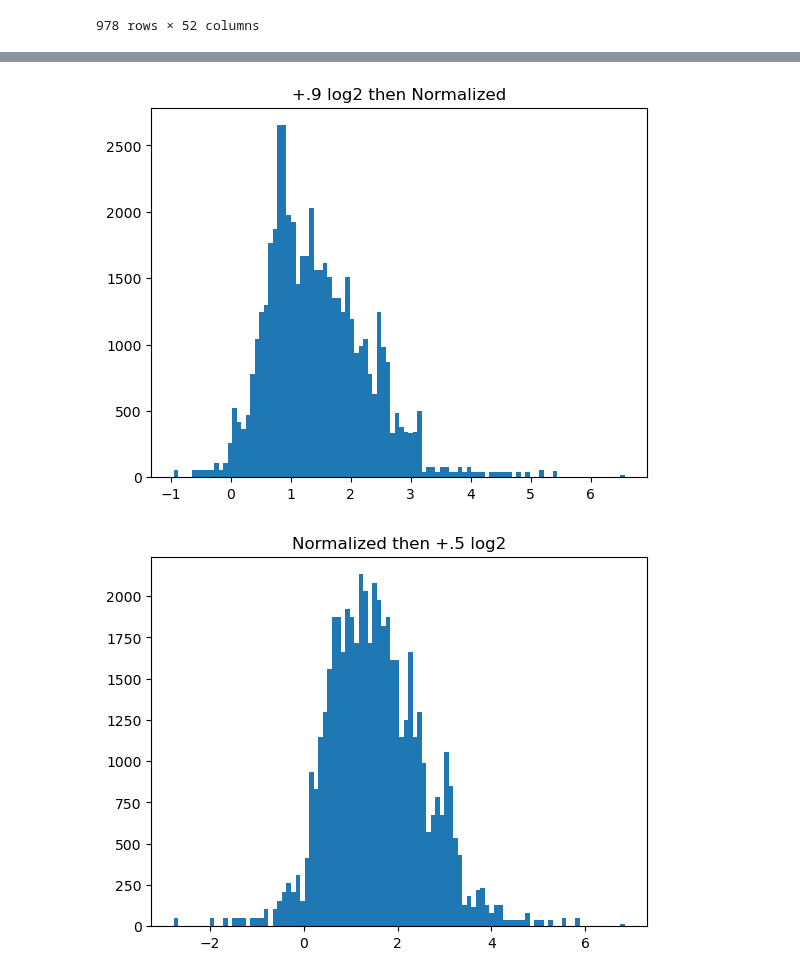
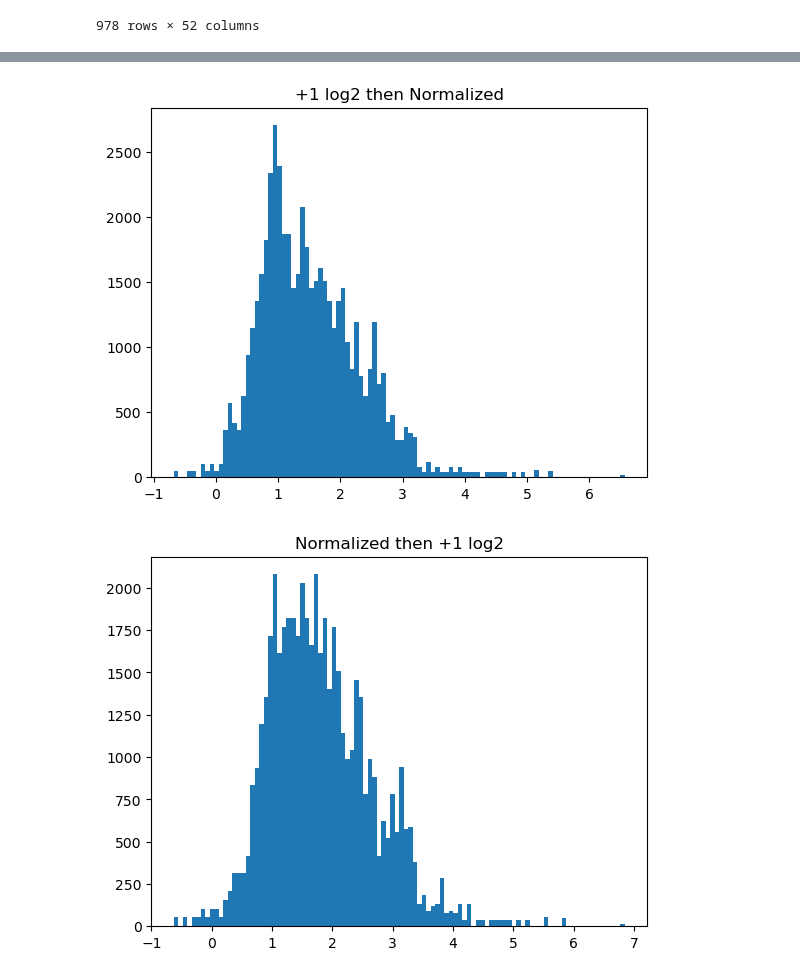
Before and after one commit to JRaviLab/integrative-drugrep-tb, a Jupyter notebook: landon_scripts/data_investigation.ipynb, the cells around one changed output, grey strips where cells are left out. Cells and saved outputs as stored; diff of their text form; code cells hidden in the pictures.

Commit message:
drug normalized

```diff
--- a/landon_scripts/data_investigation.ipynb
+++ b/landon_scripts/data_investigation.ipynb
@@ -6,3 +15,3 @@ import matplotlib.pyplot as plt
 # %%
-drug_data, landmark_genes = data_funcs.read_drug_data()
-dis_data = data_funcs.read_dis_data(landmark_genes)
+drug_data, landmark_genes = data_funcs_old.read_drug_data()
+dis_data = data_funcs_old.read_dis_data(landmark_genes)
@@ -8,0 +64,22 @@ dis_data = data_funcs.read_dis_data(landmark_genes)
+# %%
+rna_samples = []
+for disease_sample in dis_data.columns:
+    if data_funcs_old.get_dis_meta(disease_sample, 'type') == 'rnaseq':
+        rna_samples.append(disease_sample)
+rna_data = dis_data[rna_samples]
+
+# 167 disease samples
+
+# count number of NA in each disease data row
+rna_data_na_count = rna_data.isna().sum(axis=1)
+print('prop of na:', np.round(rna_data_na_count.sum()/(978*167), 5))
+
+# Plot the missing values for each gene
+plt.bar(range(len(rna_data_na_count)), rna_data_na_count.values, color='skyblue')
+plt.xlabel('Gene Index')
+plt.ylabel('Number of Missing Values')
+plt.title('RNA: Missing Values per Gene')
+plt.xlim([0, 978])
+plt.axhline(y=167, color='black', linewidth=1)
+plt.tight_layout()
+plt.show()
@@ -9,7 +114,7 @@ dis_data = data_funcs.read_dis_data(landmark_genes)
 # %%
 values = []
 for disease_sample in dis_data.columns:
-    if data_funcs.get_dis_meta(disease_sample, 'type') == 'rnaseq':
+    if data_funcs_old.get_dis_meta(disease_sample, 'type') == 'rnaseq':
         values.extend(dis_data[disease_sample].values)
 plt.hist(values, bins=1000)
 plt.xlim([0, 20000])
@@ -57,7 +162,7 @@ quantile_normalize(x)
 # %%
 ma_samples = []
 for disease_sample in dis_data.columns:
-    if data_funcs.get_dis_meta(disease_sample, 'type') == 'microarray':
+    if data_funcs_old.get_dis_meta(disease_sample, 'type') == 'microarray':
         ma_samples.append(disease_sample)
 ma_data = dis_data[ma_samples]
 
@@ -83,24 +188,24 @@ ma_data
 # %%
 plt.hist(ma_data.values.flatten(), bins=100)
 plt.title('Original')
 plt.show()
 
 normalized = quantile_normalize(ma_data)
 plt.hist(normalized.values.flatten(), bins=100)
 plt.title('Normalized')
 plt.show()
 
-normalized = quantile_normalize(np.log2(ma_data + .9))
+normalized = quantile_normalize(np.log2(ma_data + 1))
 plt.hist(normalized.values.flatten(), bins=100)
-plt.title('+.9 log2 then Normalized')
+plt.title('+1 log2 then Normalized')
 plt.show()
 
-normalized = np.log2(quantile_normalize(ma_data) + .5)
+normalized = np.log2(quantile_normalize(ma_data) + 1)
 plt.hist(normalized.values.flatten(), bins=100)
-plt.title('Normalized then +.5 log2')
+plt.title('Normalized then +1 log2')
 plt.show()
 # %% [output]
 [figure]
 [figure]
-[figure, old version]
+[figure, new version]
-[figure, old version]
+[figure, new version]
```
Also changed, not shown: parts of 8 cells of this notebook, 11 other files.
